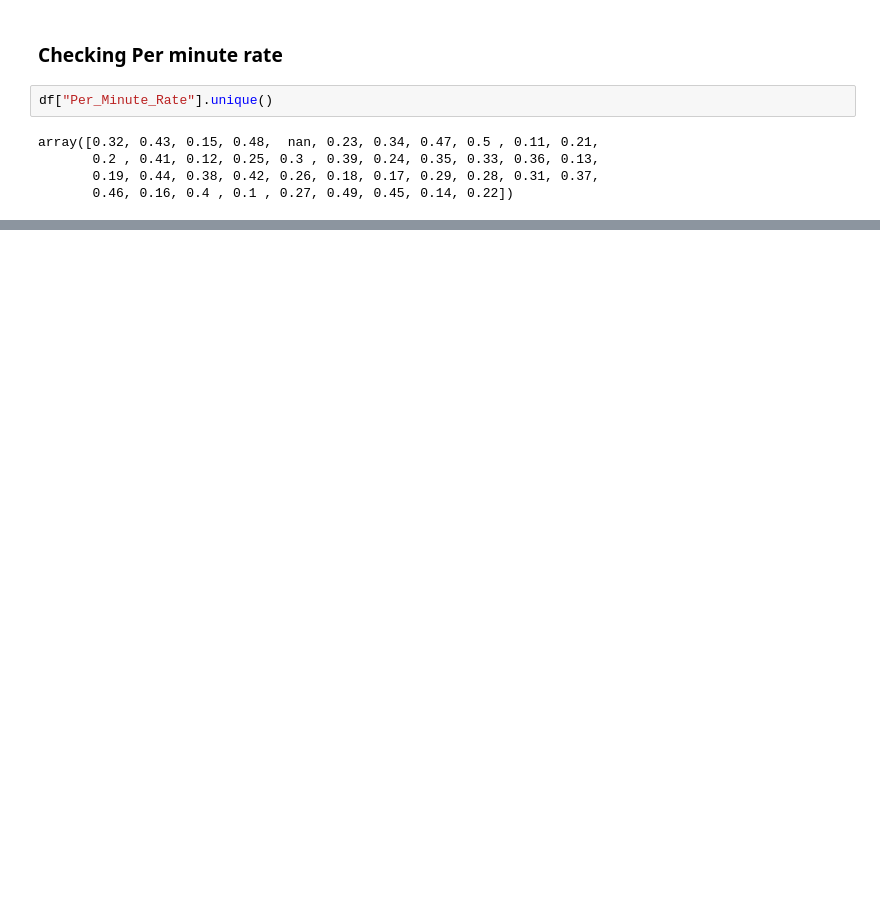
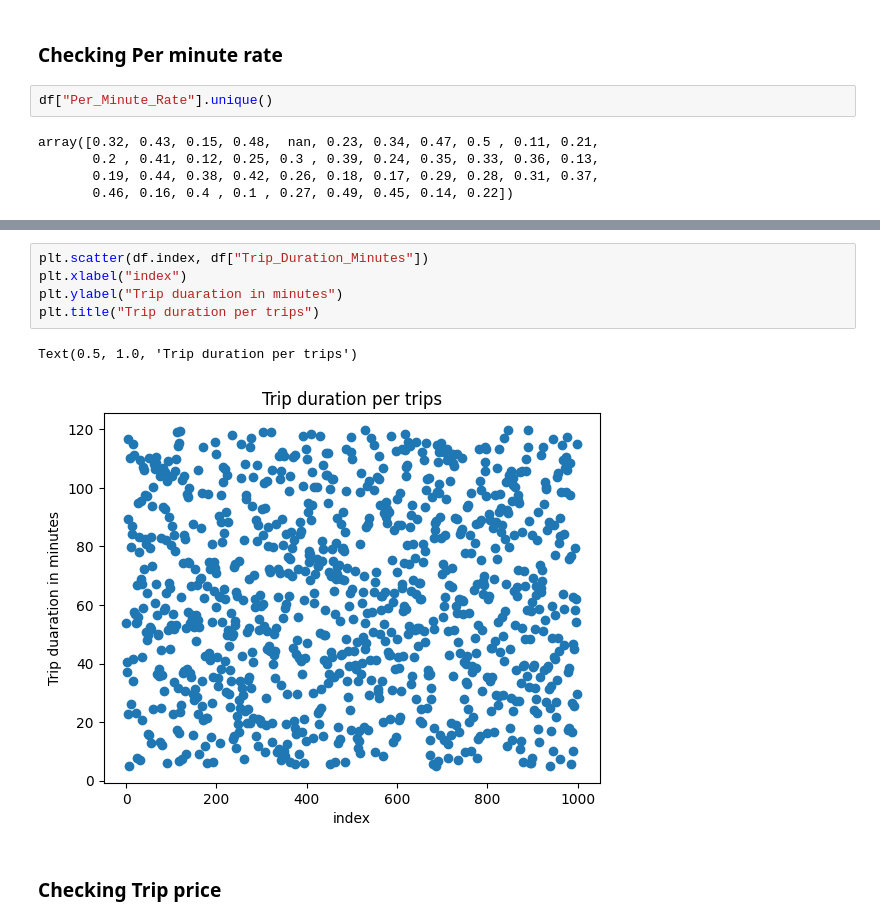
Before and after one commit to linuslarsson03/taxi-prediction-fullstack-linus, a Jupyter notebook: taxipred/src/taxipred/model_development/eda.ipynb, the cells around one changed output, grey strips where cells are left out. Drawn from its saved outputs; the diff is of its cells as text; blank space fills up the shorter version.

```diff
--- a/taxipred/src/taxipred/model_development/eda.ipynb
+++ b/taxipred/src/taxipred/model_development/eda.ipynb
@@ -536,0 +595,10 @@ Name: Per_Km_Rate, dtype: float64
+# %%
+plt.scatter(df.index, df["Trip_Duration_Minutes"])
+plt.xlabel("index")
+plt.ylabel("Trip duaration in minutes")
+plt.title("Trip duration per trips")
+# %% [output]
+Text(0.5, 1.0, 'Trip duration per trips')
+[figure, added]
+# %% [markdown]
+### Checking Trip price
```
Also changed, not shown: parts of 20 cells of this notebook.
